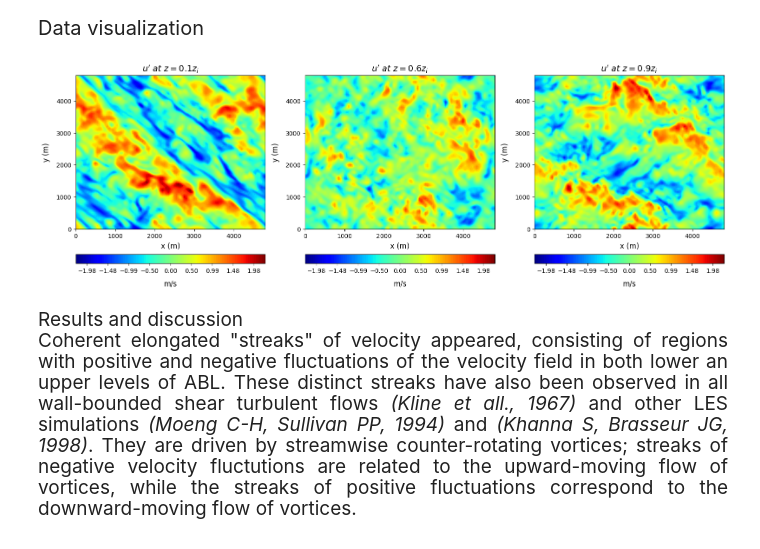
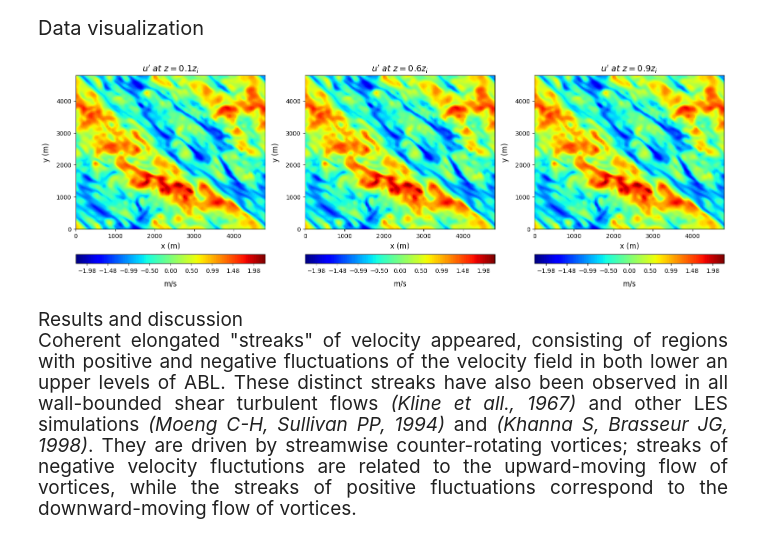
Before and after one commit to ChrisPhys97/Bachelor-Thesis, a Jupyter notebook: Data Visualization.ipynb, the cells around one changed output. Cells and saved outputs as stored; diff of their text form; code cells hidden in the pictures.

```diff
--- a/Data Visualization.ipynb
+++ b/Data Visualization.ipynb
@@ -98,27 +98,29 @@ Data visualization
 # %%
 u_slice=[u3d[:,:,14],u3d[:,:,40],u3d[:,:,70]]
 vmin=-2.25
 vmax=2.25
 bounds=np.linspace(vmin,vmax,101)
 for i in range(len(bounds)):
     bounds[i]=round(bounds[i],2)
 cmap=plt.get_cmap("jet",100)
 norm=mcolors.BoundaryNorm(boundaries=bounds,ncolors=100)
 
 fig,axs=plt.subplots(1,3,figsize=(16,5.5))
-for i in range(0,3):
-   cf=axs[i].contourf(x,y,u_slice[i],levels=bounds,cmap=cmap)
-   cbar=fig.colorbar(cf,ax=axs[i],orientation='horizontal',pad=0.12)
-   cbar.set_label("m/s",fontsize=12,labelpad=10,rotation=0)
-   axs[i].set_ylabel("y (m)",fontsize=12,labelpad=10)
-   axs[i].set_xlabel("x (m)",fontsize=12,labelpad=5)
+i=0
+for a in axs:
+  i+=i
+  cf=a.contourf(x,y,u_slice[i],levels=bounds,cmap=cmap)
+  cbar=fig.colorbar(cf,ax=a,orientation='horizontal',pad=0.12)
+  cbar.set_label("m/s",fontsize=12,labelpad=10,rotation=0)
+  a.set_ylabel("y (m)",fontsize=12,labelpad=10)
+  a.set_xlabel("x (m)",fontsize=12,labelpad=5)
 axs[0].set_title("$u'$ $at$ $z=0.1z_{i}$",fontsize=14)
 axs[1].set_title("$u'$ $at$ $z=0.6z_{i}$",fontsize=14)
 axs[2].set_title("$u'$ $at$ $z=0.9z_{i}$",fontsize=14)
 plt.tight_layout()
 plt.show()
 # %% [output]
-[figure, old version]
+[figure, new version]
 # %% [markdown]
 <div style="text-align: justify;
 text-justify: inter-word; font-size: 19px;">
```
Also changed, not shown: parts of 2 cells of this notebook.
